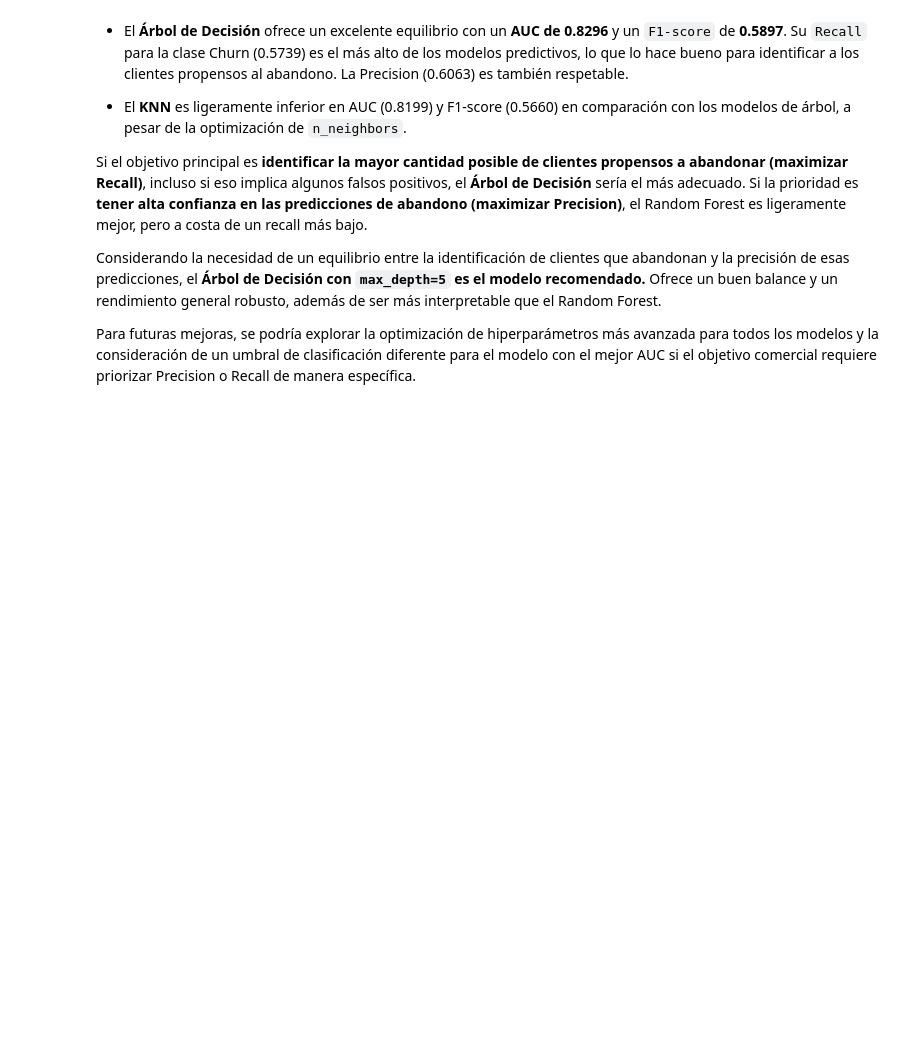
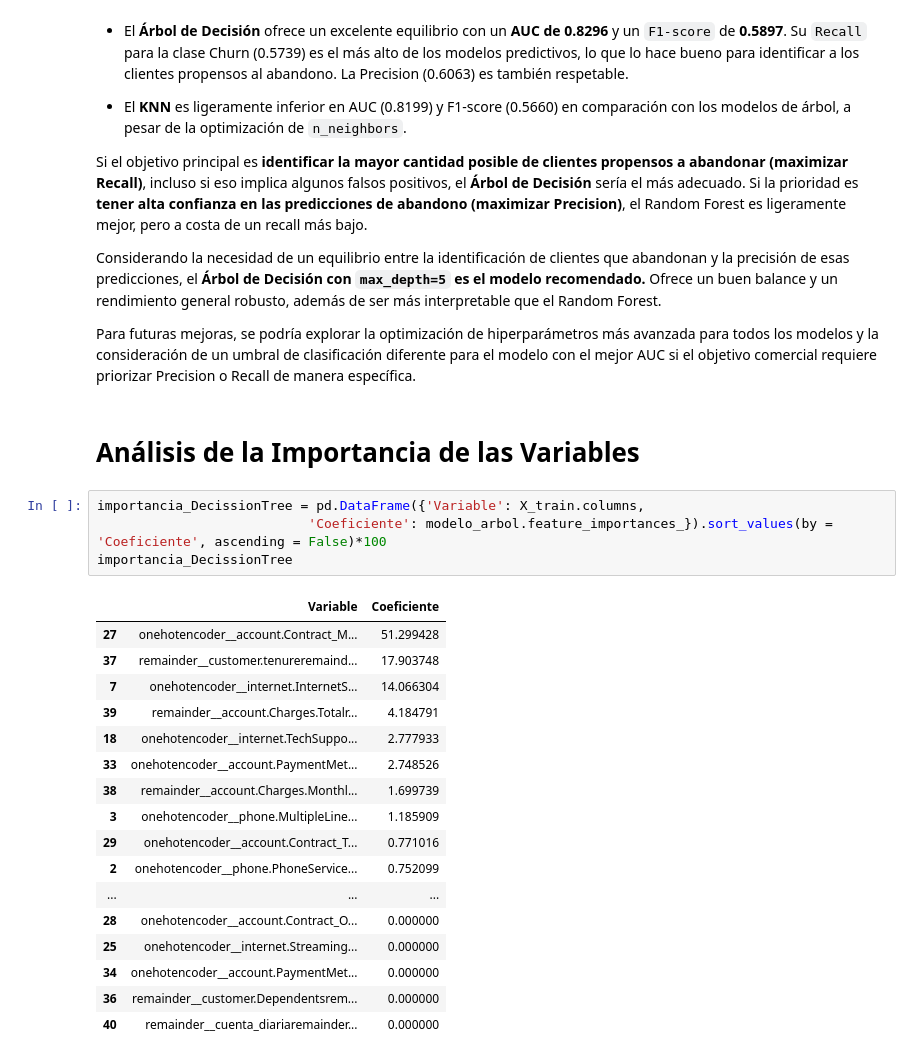
Before and after one commit to brunod02/Analisis-evasi-n-clientes-parte2, a Jupyter notebook: TelecomX_LATAM_parte2.ipynb, the cells around one changed output. Cells and saved outputs as stored; diff of their text form; blank space fills up the shorter version.

```diff
--- a/TelecomX_LATAM_parte2.ipynb
+++ b/TelecomX_LATAM_parte2.ipynb
@@ -651,3 +672,27 @@ Si el objetivo principal es **identificar la mayor cantidad posible de clientes
 Considerando la necesidad de un equilibrio entre la identificación de clientes que abandonan y la precisión de esas predicciones, el **Árbol de Decisión con `max_depth=5` es el modelo recomendado.** Ofrece un buen balance y un rendimiento general robusto, además de ser más interpretable que el Random Forest.
 
 Para futuras mejoras, se podría explorar la optimización de hiperparámetros más avanzada para todos los modelos y la consideración de un umbral de clasificación diferente para el modelo con el mejor AUC si el objetivo comercial requiere priorizar Precision o Recall de manera específica.
+# %% [markdown]
+# Análisis de la Importancia de las Variables
+# %%
+importancia_DecissionTree = pd.DataFrame({'Variable': X_train.columns,
+                           'Coeficiente': modelo_arbol.feature_importances_}).sort_values(by = 'Coeficiente', ascending = False)*100
+importancia_DecissionTree
+# %% [output]
+|  | Variable | Coeficiente |
+| 27 | onehotencoder__account.Contract_M... | 51.299428 |
+| 37 | remainder__customer.tenureremaind... | 17.903748 |
+| 7 | onehotencoder__internet.InternetS... | 14.066304 |
+| 39 | remainder__account.Charges.Totalr... | 4.184791 |
+| 18 | onehotencoder__internet.TechSuppo... | 2.777933 |
+| 33 | onehotencoder__account.PaymentMet... | 2.748526 |
+| 38 | remainder__account.Charges.Monthl... | 1.699739 |
+| 3 | onehotencoder__phone.MultipleLine... | 1.185909 |
+| 29 | onehotencoder__account.Contract_T... | 0.771016 |
+| 2 | onehotencoder__phone.PhoneService... | 0.752099 |
+| ... | ... | ... |
+| 28 | onehotencoder__account.Contract_O... | 0.000000 |
+| 25 | onehotencoder__internet.Streaming... | 0.000000 |
+| 34 | onehotencoder__account.PaymentMet... | 0.000000 |
+| 36 | remainder__customer.Dependentsrem... | 0.000000 |
+| 40 | remainder__cuenta_diariaremainder... | 0.000000 |
```
Also changed, not shown: parts of 5 cells of this notebook.
